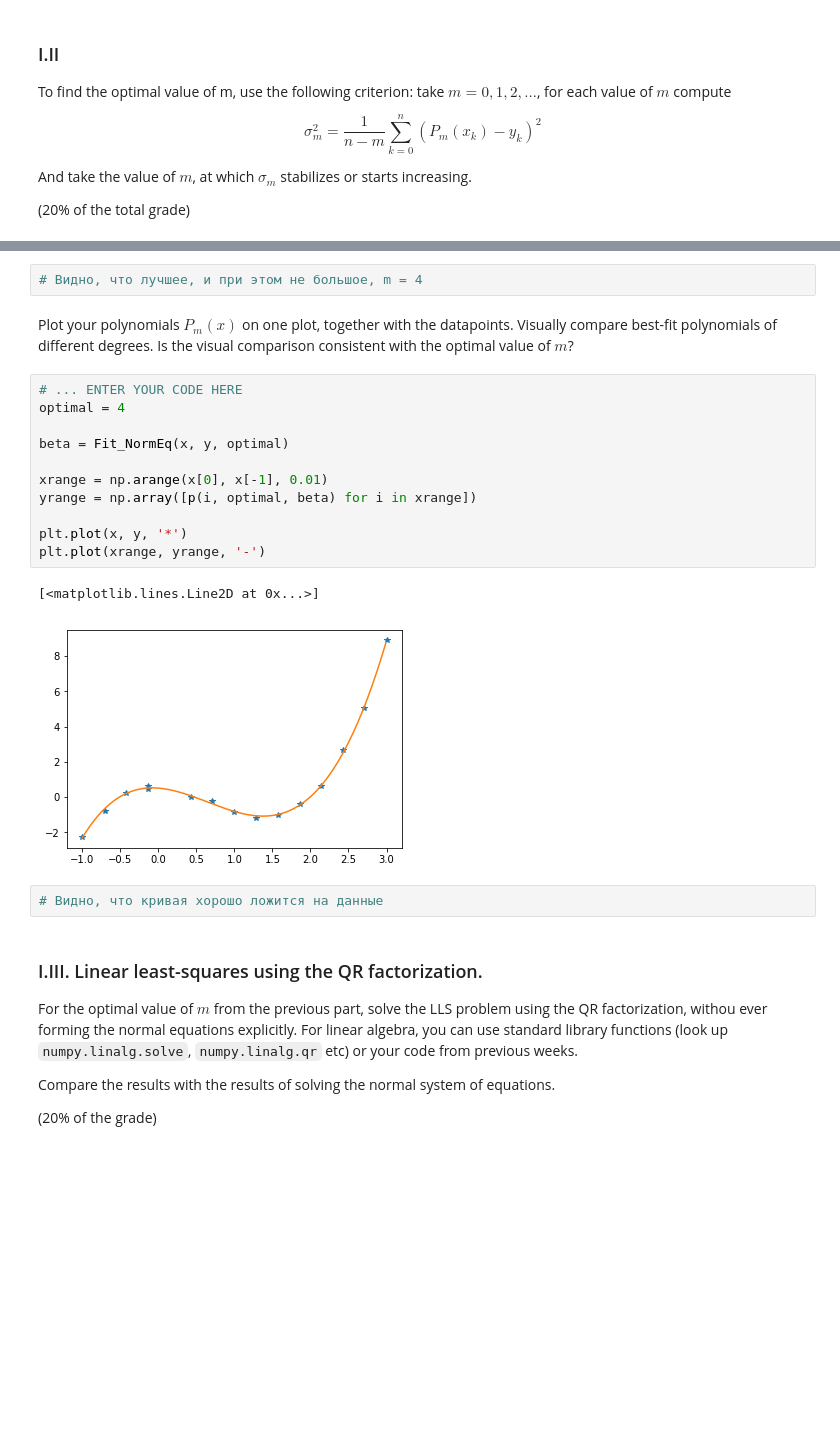
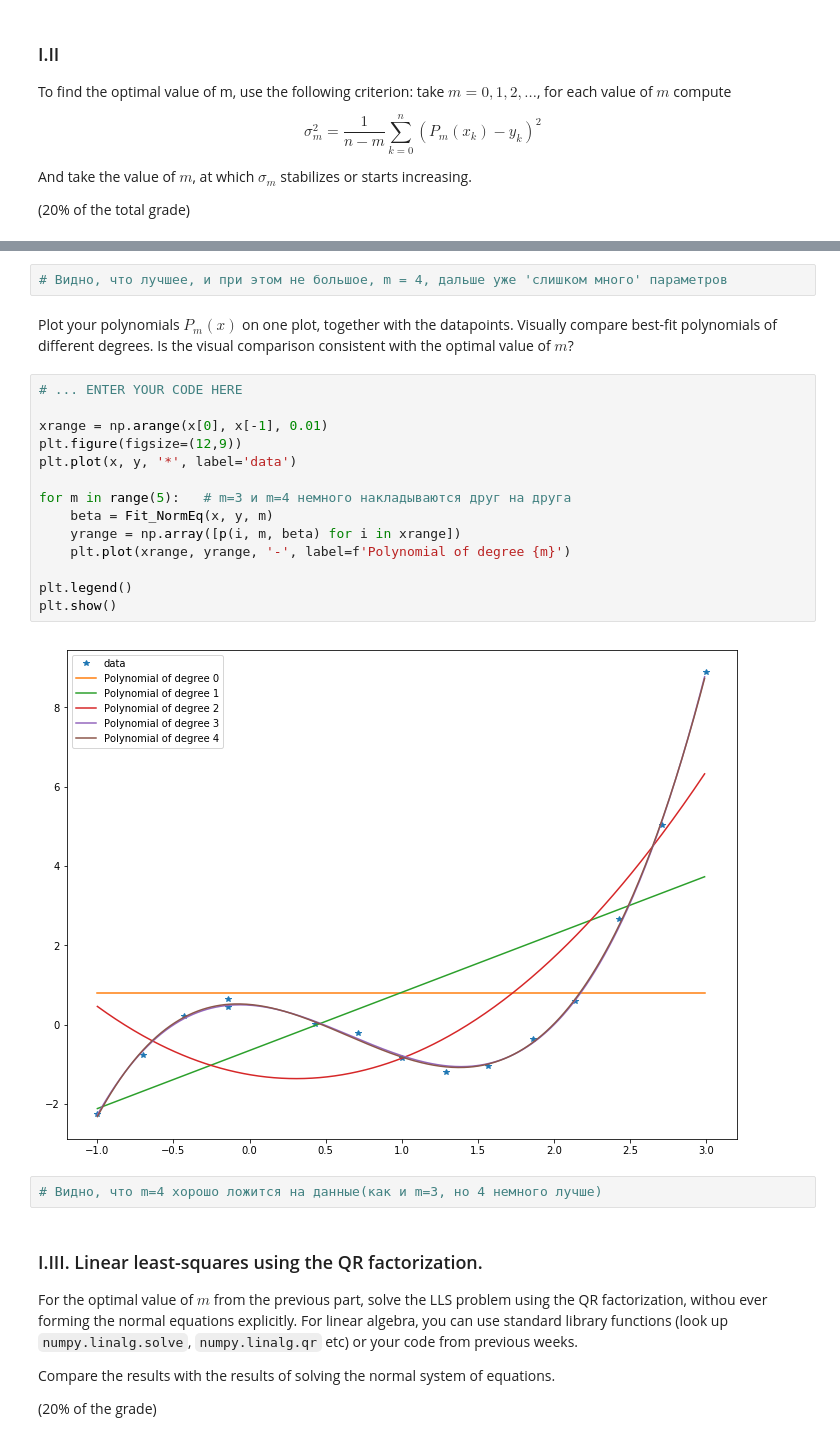
Before and after one commit to Gerbonit/CP2020, a Jupyter notebook: week_5_intep_approx.ipynb, the cells around one changed output, grey strips where cells are left out. Saved outputs shown, nothing was run; the diff lists cells and outputs as text; blank space fills up the shorter version.

```diff
--- a/week_5_intep_approx.ipynb
+++ b/week_5_intep_approx.ipynb
@@ -105,23 +109,25 @@ ax[1].plot(mrange,sigma[3:6])
 # %%
-# Видно, что лучшее, и при этом не большое, m = 4
+# Видно, что лучшее, и при этом не большое, m = 4, дальше уже 'слишком много' параметров
 # %% [markdown]
 Plot your polynomials $P_m(x)$ on one plot, together with the datapoints. Visually compare best-fit polynomials of different degrees. Is the visual comparison consistent with the optimal value of $m$?
 # %%
 # ... ENTER YOUR CODE HERE
-optimal = 4
-
-beta = Fit_NormEq(x, y, optimal)
 
 xrange = np.arange(x[0], x[-1], 0.01)
-yrange = np.array([p(i, optimal, beta) for i in xrange])
+plt.figure(figsize=(12,9))
+plt.plot(x, y, '*', label='data')
 
-plt.plot(x, y, '*')
-plt.plot(xrange, yrange, '-')
+for m in range(5):   # m=3 и m=4 немного накладываются друг на друга
+    beta = Fit_NormEq(x, y, m)
+    yrange = np.array([p(i, m, beta) for i in xrange])
+    plt.plot(xrange, yrange, '-', label=f'Polynomial of degree {m}')
+
+plt.legend()
+plt.show()
 # %% [output]
-[<matplotlib.lines.Line2D at 0x...>]
-[figure, old version]
+[figure, new version]
 # %%
-# Видно, что кривая хорошо ложится на данные
+# Видно, что m=4 хорошо ложится на данные(как и m=3, но 4 немного лучше)
 # %% [markdown]
 ### I.III. Linear least-squares using the QR factorization.
 
```
Also changed, not shown: parts of 4 cells of this notebook.
